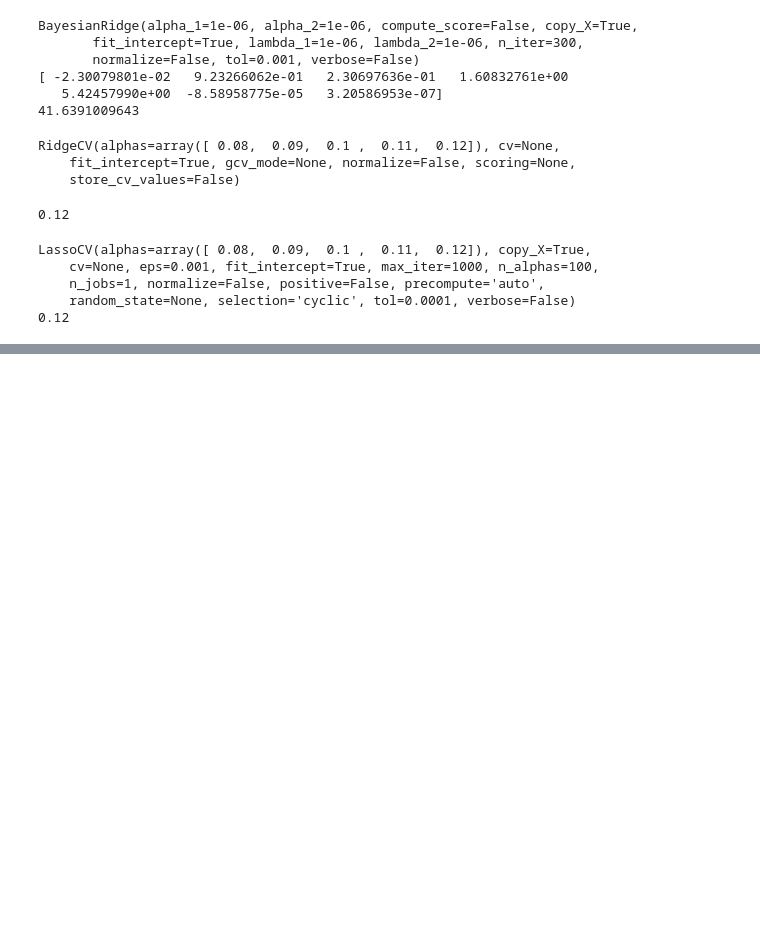
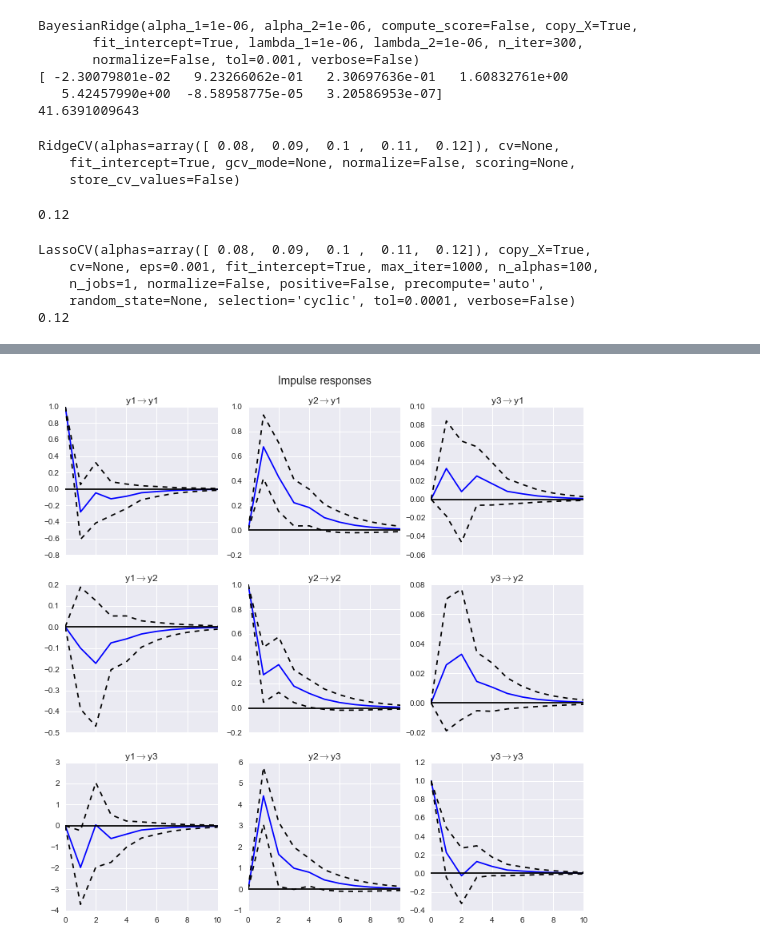
Before and after one commit to stei0792/chspython, a Jupyter notebook: Useful-Documents-in-Learning-Python/Regression Basics.ipynb, the cells around one changed output, grey strips where cells are left out. Cells and saved outputs as stored; diff of their text form; code cells hidden in the pictures; blank space fills up the shorter version.

```diff
--- a/Useful-Documents-in-Learning-Python/Regression Basics.ipynb
+++ b/Useful-Documents-in-Learning-Python/Regression Basics.ipynb
@@ -558,0 +854,6 @@ LassoCV(alphas=array([ 0.08,  0.09,  0.1 ,  0.11,  0.12]), copy_X=True,
+# %%
+# Impulse responses can be generated and plotted thusly:
+irf = res.irf(10) # 10 periods
+irf.plot() #realgdp->realgdp, realcons->realgdp
+# %% [output]
+[figure, added]
```
Also changed, not shown: parts of 28 cells of this notebook.
